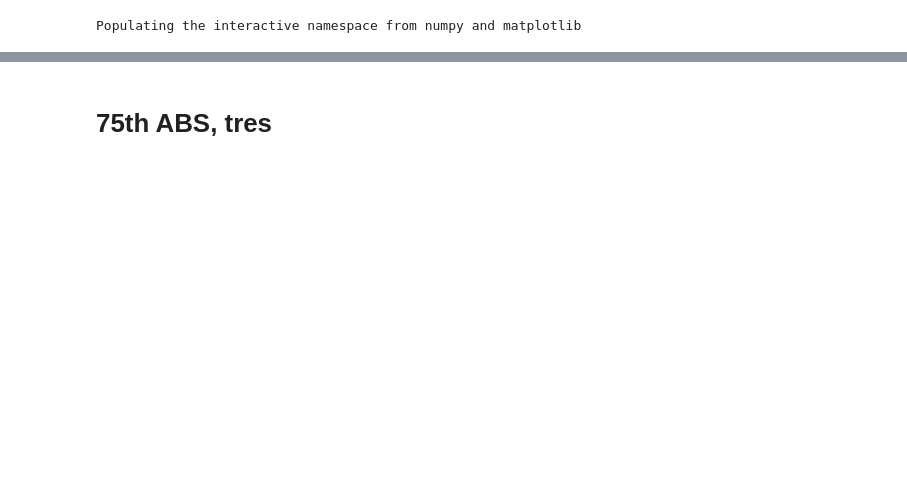
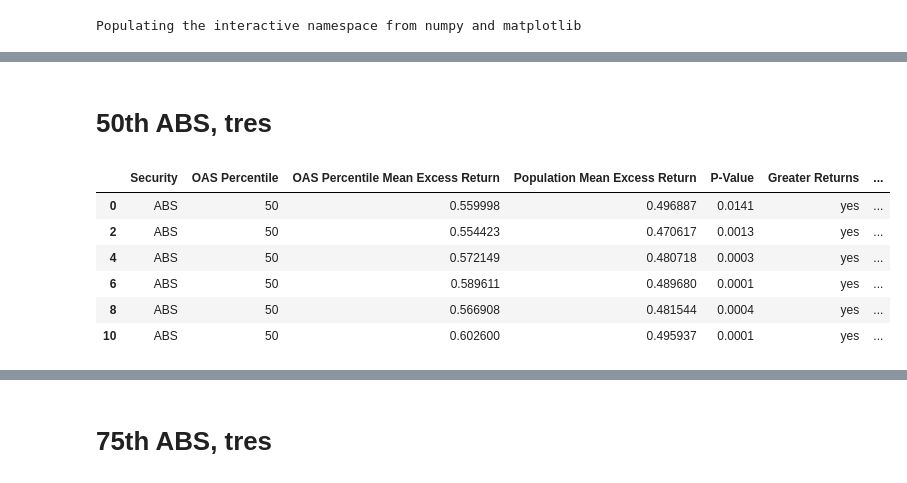
Before and after one commit to valazeinali/BoydWatterson, a Jupyter notebook: BoydWatterson/T-Test Analysis/Hyp_3_Analysis_ABS.ipynb, the cells around one changed output, grey strips where cells are left out. Saved outputs shown, nothing was run; the diff lists cells and outputs as text; code cells hidden in the pictures; blank space fills up the shorter version.

```diff
--- a/BoydWatterson/T-Test Analysis/Hyp_3_Analysis_ABS.ipynb
+++ b/BoydWatterson/T-Test Analysis/Hyp_3_Analysis_ABS.ipynb
@@ -42,0 +43,14 @@ df_ABS.head(10)
+# %% [markdown]
+# 50th ABS, tres
+# %%
+# Selecting all rows where we are 50th percentile and benchmark is tres.
+df_ABS_50_tres = df_ABS[(df_ABS["OAS Percentile"] == 50)& (df_ABS['Benchmark'] == 'tres')]
+df_ABS_50_tres.head(6)
+# %% [output]
+|  | Security | OAS Percentile | OAS Percentile Mean Excess Return | Population Mean Excess Return | P-Value | Greater Returns | ... |
+| 0 | ABS | 50 | 0.559998 | 0.496887 | 0.0141 | yes | ... |
+| 2 | ABS | 50 | 0.554423 | 0.470617 | 0.0013 | yes | ... |
+| 4 | ABS | 50 | 0.572149 | 0.480718 | 0.0003 | yes | ... |
+| 6 | ABS | 50 | 0.589611 | 0.489680 | 0.0001 | yes | ... |
+| 8 | ABS | 50 | 0.566908 | 0.481544 | 0.0004 | yes | ... |
+| 10 | ABS | 50 | 0.602600 | 0.495937 | 0.0001 | yes | ... |
```
Also changed, not shown: parts of 19 cells of this notebook.
